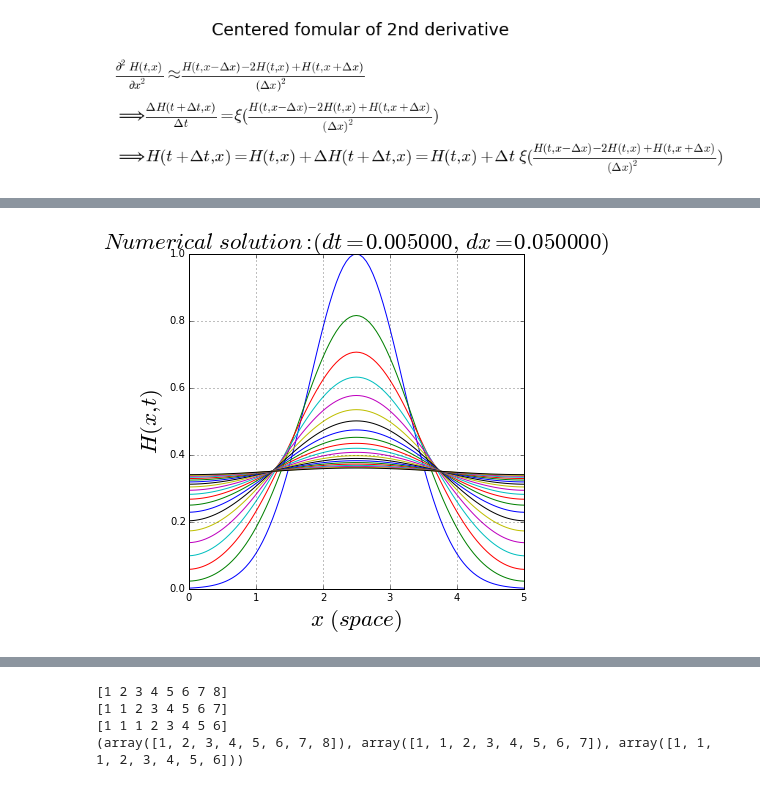
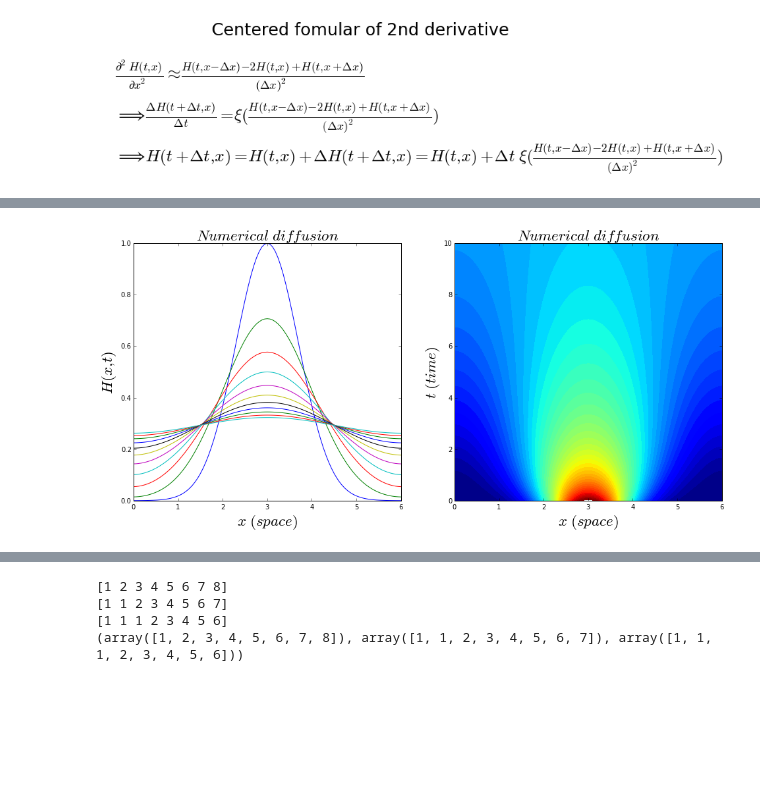
Before and after one commit to alvason/Diffusion-computation, a Jupyter notebook: diffusion-numerical.ipynb, the cells around one changed output, grey strips where cells are left out. Saved outputs shown, nothing was run; the diff lists cells and outputs as text; code cells hidden in the pictures; blank space fills up the shorter version.

```diff
--- a/diffusion-numerical.ipynb
+++ b/diffusion-numerical.ipynb
@@ -41,7 +43,8 @@ def AlvaGridXX(gridX, totalGPoint_Y):
 
 # define analytic solution H(x,t)
 def analyticHtx(t, x):
-    analyticH = (1.0/np.sqrt(1.0 + 4.0*movingRate*t))*np.exp(-(x - (maxX - minX)/2.0 + 0)**2/(1.0 + 4.0*movingRate*t));
+    analyticH = (1.0/np.sqrt(1.0 + 4.0*movingRate*t))*np.exp(-(x - (maxX - minX)/2.0 + 0
+                                                               )**2/(1.0 + 4.0*movingRate*t));
     return analyticH
 # %%
 # numerical way for 2nd order derivative
@@ -61,7 +67,7 @@ plt.show()
 [figure]
 # %%
 # Initial conditions
-minX = float(0); maxX = float(5);
+minX = float(0); maxX = float(6);
 minT = float(0); maxT = float(10);
 
 resolution = 100;
@@ -72,9 +78,9 @@ gridX = np.linspace(minX, maxX, totalGPoint_X);
 
 totalGPoint_T = int(20*resolution + 1);
 dt = (maxT - minT)/(totalGPoint_T - 1);
-gridT = np.linspace(minT, maxT, totalGPoint_T)
+gridT = np.linspace(minT, maxT, totalGPoint_T);
 
-gridHtx = np.zeros([totalGPoint_T, totalGPoint_X])
+gridHtx = np.zeros([totalGPoint_T, totalGPoint_X]);
 
 # for 3D plotting
 X = AlvaGridXX(gridX, totalGPoint_T);
@@ -85,7 +91,7 @@ movingRate = 1.0/4;
 
 tn = 0; # inital time = minT = gridT[tn = 0]
 for xn in range(totalGPoint_X):
-    gridHtx[tn, xn] = analyticHtx(gridT[tn], gridX[xn])
+    gridHtx[tn, xn] = analyticHtx(gridT[tn], gridX[xn]);
 initialH = gridHtx.copy();
 
 numberingFig = numberingFig + 1;
@@ -93,8 +99,10 @@ plt.figure(numberingFig, figsize = AlvaFigSize);
 plt.plot(gridX[:], gridHtx[:,:].T);
 plt.grid(True)
 plt.title(r'$ Initial \ conditions: (dt = %f,\ dx = %f) $'%(dt, dx), fontsize = AlvaFontSize);
-plt.xlabel(r'$x \ (space)$', fontsize = AlvaFontSize); plt.ylabel(r'$H(x,t)$', fontsize = AlvaFontSize)
-plt.text(maxX, 2.0/3, r'$H(t,x) = \frac{1}{(1 + 4 \ \xi \ t)^{1/2}} e^\frac{-x^2}{1 + 4 \ \xi \ t}}$', fontsize = AlvaFontSize);
+plt.xlabel(r'$x \ (space)$', fontsize = AlvaFontSize); plt.ylabel(r'$H(x,t)$'
+                                                                  , fontsize = AlvaFontSize)
+plt.text(maxX, 2.0/3, r'$H(t,x) = \frac{1}{(1 + 4 \ \xi \ t)^{1/2}} \
+         e^\frac{-x^2}{1 + 4 \ \xi \ t}}$', fontsize = AlvaFontSize);
 plt.text(maxX, 1.0/3, r'$ dt = %f $'%(dt), fontsize = AlvaFontSize);
 plt.text(maxX, minX, r'$ dx = %f $'%(dx), fontsize = AlvaFontSize);
 plt.show()
@@ -106,43 +114,23 @@ Hcopy = initialH.copy();
 #print gridHtx
 
 start_time = time.time();
-'''
-for tn in range(totalGPoint_T - 1):
-    leftX = np.roll(Hgear[tn, :], 1); leftX[0:1] = 0.0;
-    left2X = np.roll(Hgear[tn, :], 2); left2X[0:2] = 0.0;
-    centerX = Hgear[tn, :];
-    rightX = np.roll(Hgear[tn, :], -1); rightX[-1:] = 0.0;
-    right2X = np.roll(Hgear[tn, :], -2); right2X[-2:] = 0.0;
 
-    gridHtx[tn + 1, :] = Hgear[tn, :] + dt*movingRate*(-left2X + 16*leftX - 30*centerX
-                                                       + 16*rightX - right2X)/(12*(dx)**2);
-    Hgear = gridHtx.copy();
 
-for tn in range(totalGPoint_T - 1):
-    leftX = np.roll(Hgear[tn, :], 1); leftX[0:1] = leftX[1:2];
-    left2X = np.roll(Hgear[tn, :], 2); left2X[0:2] = left2X[2:3];
-    centerX = Hgear[tn, :];
-    rightX = np.roll(Hgear[tn, :], -1); rightX[-1:] = rightX[-2:-1];
-    right2X = np.roll(Hgear[tn, :], -2); right2X[-2:] = right2X[-3:-2];
-    gridHtx[tn + 1, :] = Hgear[tn, :] + dt*movingRate*(-left2X + 16*leftX - 30*centerX
-                                                       + 16*rightX - right2X)/(12*(dx)**2);
-    Hgear = gridHtx.copy();
-'''
 
 # 3 points scheme
 for tn in range(totalGPoint_T - 1):
-    leftX = np.roll(Hcopy[tn, :], 1); leftX[0] = 0.0;
     centerX = Hcopy[tn, :];
-    rightX = np.roll(Hcopy[tn, :], -1); rightX[-1] = 0.0;
-    gridHtx[tn + 1, 1:-1] = Hcopy[tn, 1:-1] + dt*movingRate*(leftX[1:-1] - 2.0*centerX[1:-1] + rightX[1:-1])/((dx)**2);
-
-    # boundary
-    centerX_L = Hcopy[tn, 0]; rightX = Hcopy[tn, 1];
-    centerX_R = Hcopy[tn, -1]; leftX = Hcopy[tn, -2];
-    gridHtx[tn + 1, 0] = Hcopy[tn, 0] + dt*movingRate*(0*leftX - 2.0/2*centerX_L + rightX)/((dx)**2);
-    gridHtx[tn + 1, -1] = Hcopy[tn, -1] + dt*movingRate*(leftX - 2.0/2*centerX_R + 0*rightX)/((dx)**2);
+    leftX = np.roll(Hcopy[tn, :], 1);
+    # for isolated boundary requires
+    # (leftX[0] - 2.0*centerX[0] + rightX[0]) = (- centerX[0] + rightX[0])
+    leftX[0] = centerX[0];
+    rightX = np.roll(Hcopy[tn, :], -1);
+    rightX[-1] = centerX[-1];
+    gridHtx[tn + 1, :] = Hcopy[tn, :] + dt*movingRate*(leftX - 2.0*centerX + rightX)/((dx)**2);
 
     Hcopy = gridHtx.copy();
+
+
 '''
 # 5 points scheme
 for tn in range(totalGPoint_T - 1):
@@ -154,47 +142,38 @@ for tn in range(totalGPoint_T - 1):
 
     gridHtx[tn + 1, 2:-2] = Hcopy[tn, 2:-2] + dt*movingRate*(-left2X[2:-2] + 16*leftX[2:-2] - 30*centerX[2:-2]
                                                        + 16*rightX[2:-2] - right2X[2:-2])/(12*(dx)**2);
-    # boundary
-    centerX_L = Hcopy[tn, 0]; rightX = Hcopy[tn, 1]; right2X = Hcopy[tn, 2];
-    center2X_L = Hcopy[tn, 1]; rightX = Hcopy[tn, 2]; right2X = Hcopy[tn, 3];
-    centerX_R = Hcopy[tn, -1]; leftX = Hcopy[tn, -2]; left2X = Hcopy[tn, -3];
-    center2X_R = Hcopy[tn, -2]; leftX = Hcopy[tn, -3]; left2X = Hcopy[tn, -4];
-    gridHtx[tn + 1, 0] = Hcopy[tn, 0] + dt*movingRate*(-left2X*0 + 16*leftX*0 - 30.0/2*centerX_L
-                                                       + 16*rightX - right2X)/(12*(dx)**2);
-    gridHtx[tn + 1, 1] = Hcopy[tn, 1] + dt*movingRate*(-left2X*0 + 16*leftX - 30*center2X_L
-                                                       + 16*rightX - right2X)/(12*(dx)**2);
-    gridHtx[tn + 1, -1] = Hcopy[tn, -1] + dt*movingRate*(-left2X + 16*leftX - 30.0/2*centerX_R
-                                                         + 16*rightX*0 - right2X*0)/(12*(dx)**2);
-    gridHtx[tn + 1, -2] = Hcopy[tn, -2] + dt*movingRate*(-left2X + 16*leftX - 30*center2X_R
-                                                         + 16*rightX - right2X*0)/(12*(dx)**2);
-
     Hcopy = gridHtx.copy();
 '''
+
 stop_time = time.time();
 total_time = stop_time - start_time;
 print 'total computational time = %f'% (total_time);
 
-
+'''
 #print gridHtx
 numberingFig = numberingFig + 1;
 plt.figure(numberingFig, figsize = AlvaFigSize);
 plt.plot(gridX, gridHtx[0::resolution].T);
 plt.grid(True)
 plt.title(r'$ Numerical \ solution: (dt = %f,\ dx = %f) $'%(dt, dx), fontsize = AlvaFontSize);
-plt.xlabel(r'$x \ (space)$', fontsize = AlvaFontSize); plt.ylabel(r'$H(x,t)$', fontsize = AlvaFontSize);
+plt.xlabel(r'$x \ (space)$', fontsize = AlvaFontSize);
+plt.ylabel(r'$H(x,t)$', fontsize = AlvaFontSize);
 plt.show()
+'''
 
 numberingFig = numberingFig + 1;
 figure = plt.figure(numberingFig,figsize=(16, 7));
 figure1 = figure.add_subplot(1,2,1);
-figure1.pcolormesh(X, Y, gridHtx);
+#figure1.pcolormesh(X, Y, gridHtx);
+figure1.plot(gridX, gridHtx[0::2*resolution].T);
 figure1.set_title(r'$Numerical \ diffusion$', fontsize = AlvaFontSize);
 figure1.set_xlabel(r'$x \ (space)$', fontsize = AlvaFontSize);
-figure1.set_ylabel(r'$t \ (time)$', fontsize = AlvaFontSize);
+#figure1.set_ylabel(r'$t \ (time)$', fontsize = AlvaFontSize);
+figure1.set_ylabel(r'$H(x,t)$', fontsize = AlvaFontSize);
 figure1.set_aspect('auto');
 
 figure2 = figure.add_subplot(1,2,2);
-figure2.contour(X, Y, gridHtx, vmin=abs(gridHtx).min(), vmax=abs(gridHtx).max());
+figure2.contourf(X, Y, gridHtx, levels = np.arange(0,1,0.02));
 figure2.set_title('$Numerical \ diffusion$', fontsize = AlvaFontSize);
 figure2.set_xlabel(r'$x \ (space)$', fontsize = AlvaFontSize);
 figure2.set_ylabel(r'$t \ (time)$', fontsize = AlvaFontSize);
@@ -205 +184 @@ total computational time = 0.339572
-[figure, old version]
+[figure, new version]
```
Also changed, not shown: parts of 5 cells of this notebook, 7 other files.
